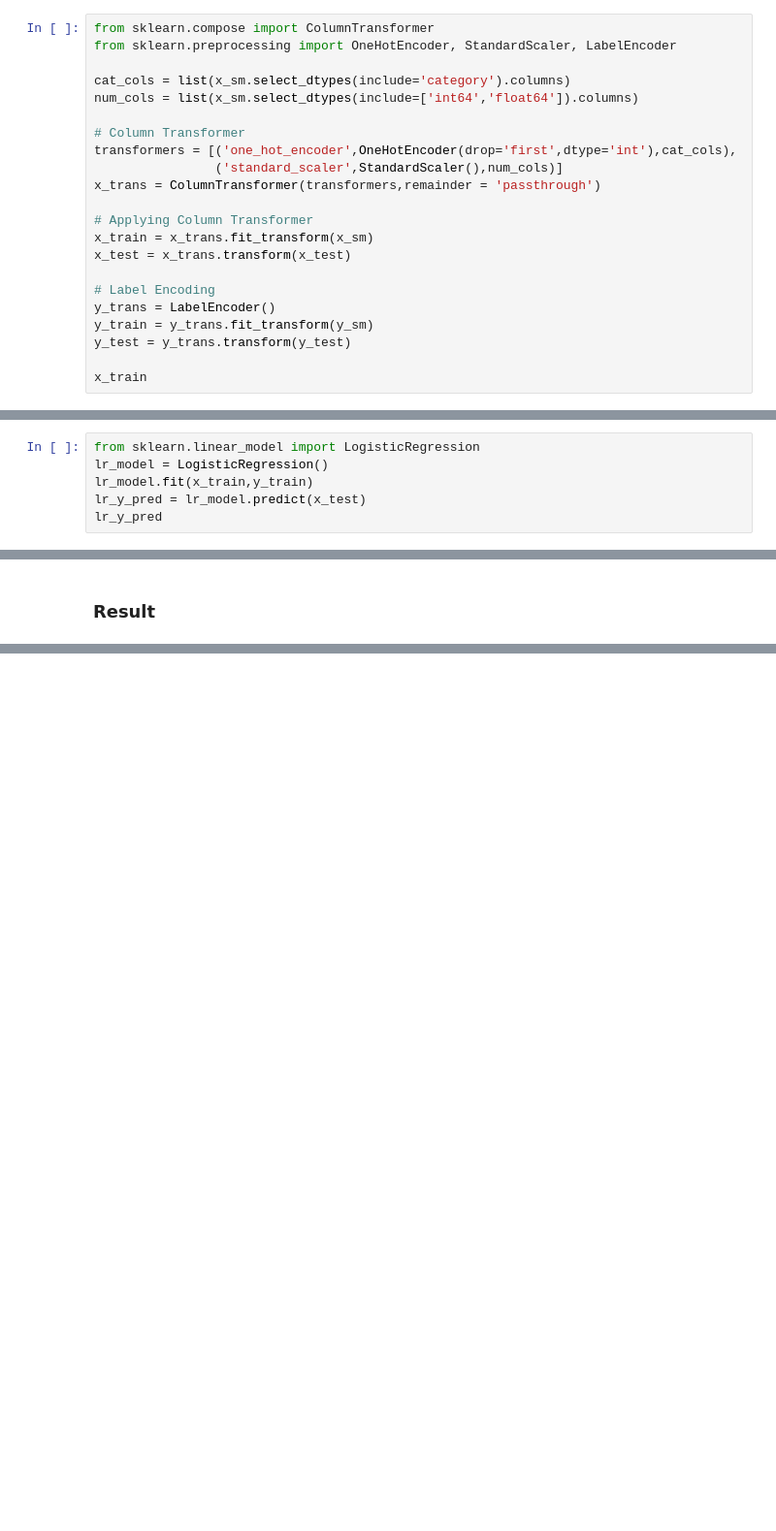
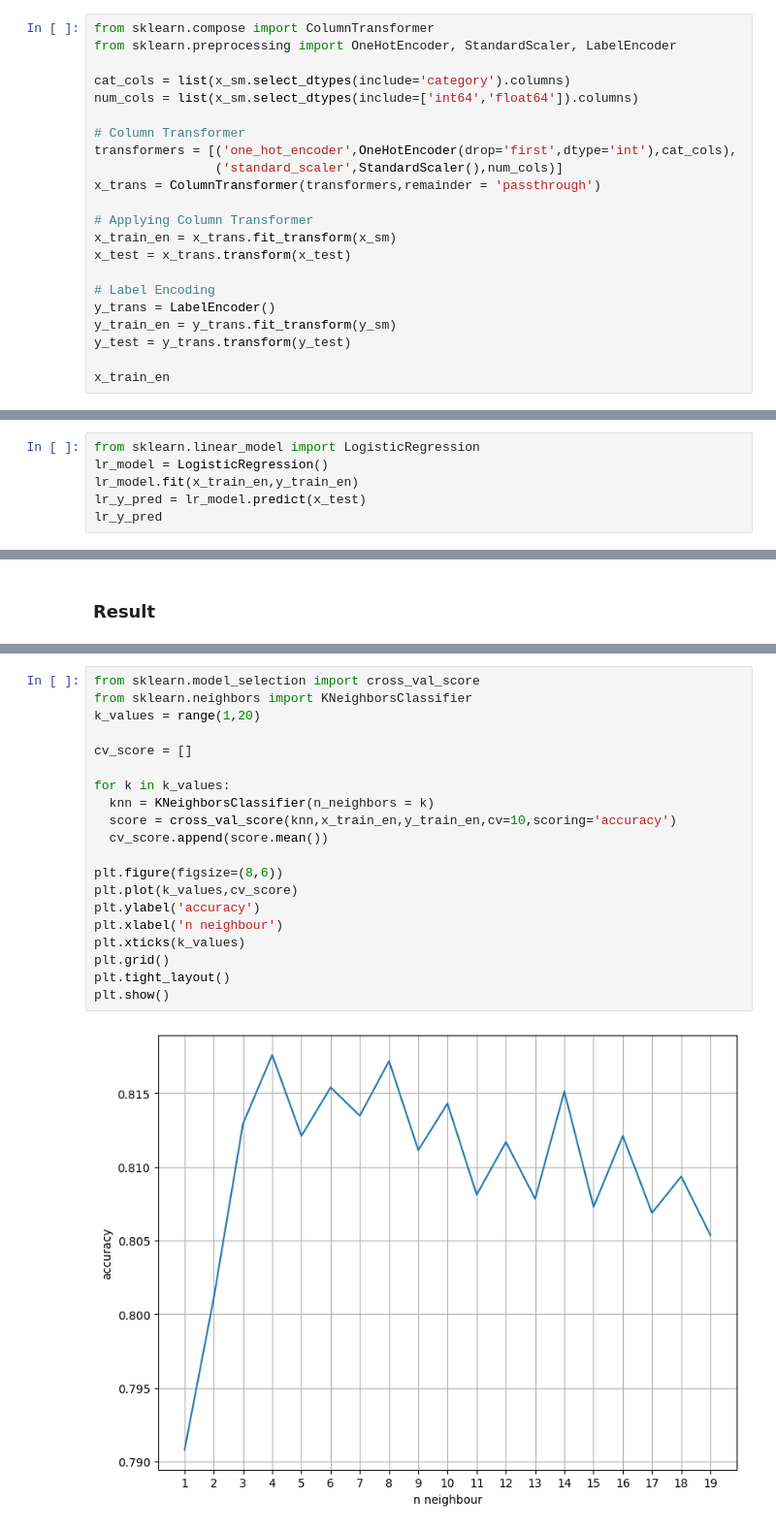
Before and after one commit to Theveetha/Telecom_Churn_Prediction, a Jupyter notebook: Telecom_Churn_Prediction.ipynb, the cells around one changed output, grey strips where cells are left out. Shown at 97% size. Cells and saved outputs as stored; diff of their text form; blank space fills up the shorter version.

```diff
--- a/Telecom_Churn_Prediction.ipynb
+++ b/Telecom_Churn_Prediction.ipynb
@@ -757,15 +763,15 @@ transformers = [('one_hot_encoder',OneHotEncoder(drop='first',dtype='int'),cat_c
 x_trans = ColumnTransformer(transformers,remainder = 'passthrough')
 
 # Applying Column Transformer
-x_train = x_trans.fit_transform(x_sm)
+x_train_en = x_trans.fit_transform(x_sm)
 x_test = x_trans.transform(x_test)
 
 # Label Encoding
 y_trans = LabelEncoder()
-y_train = y_trans.fit_transform(y_sm)
+y_train_en = y_trans.fit_transform(y_sm)
 y_test = y_trans.transform(y_test)
 
-x_train
+x_train_en
 # %% [output]
 array([[ 1.        ,  0.        ,  1.        , ...,  1.09450374,
          0.08470734,  0.78029525],
@@ -888,7 +871,7 @@ weighted avg       0.81      0.74      0.76      2113
 # %%
 from sklearn.linear_model import LogisticRegression
 lr_model = LogisticRegression()
-lr_model.fit(x_train,y_train)
+lr_model.fit(x_train_en,y_train_en)
 lr_y_pred = lr_model.predict(x_test)
 lr_y_pred
 # %% [output]
@@ -915,0 +904,22 @@ weighted avg       0.81      0.77      0.78      2113
+# %%
+from sklearn.model_selection import cross_val_score
+from sklearn.neighbors import KNeighborsClassifier
+k_values = range(1,20)
+
+cv_score = []
+
+for k in k_values:
+  knn = KNeighborsClassifier(n_neighbors = k)
+  score = cross_val_score(knn,x_train_en,y_train_en,cv=10,scoring='accuracy')
+  cv_score.append(score.mean())
+
+plt.figure(figsize=(8,6))
+plt.plot(k_values,cv_score)
+plt.ylabel('accuracy')
+plt.xlabel('n neighbour')
+plt.xticks(k_values)
+plt.grid()
+plt.tight_layout()
+plt.show()
+# %% [output]
+[figure, added]
```
Also changed, not shown: parts of 41 cells of this notebook.
